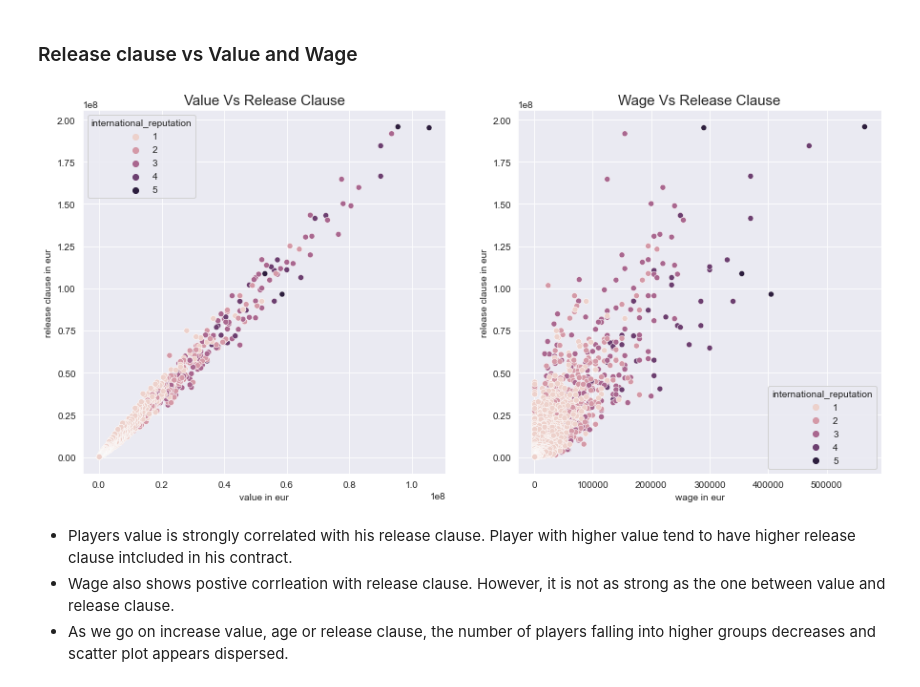
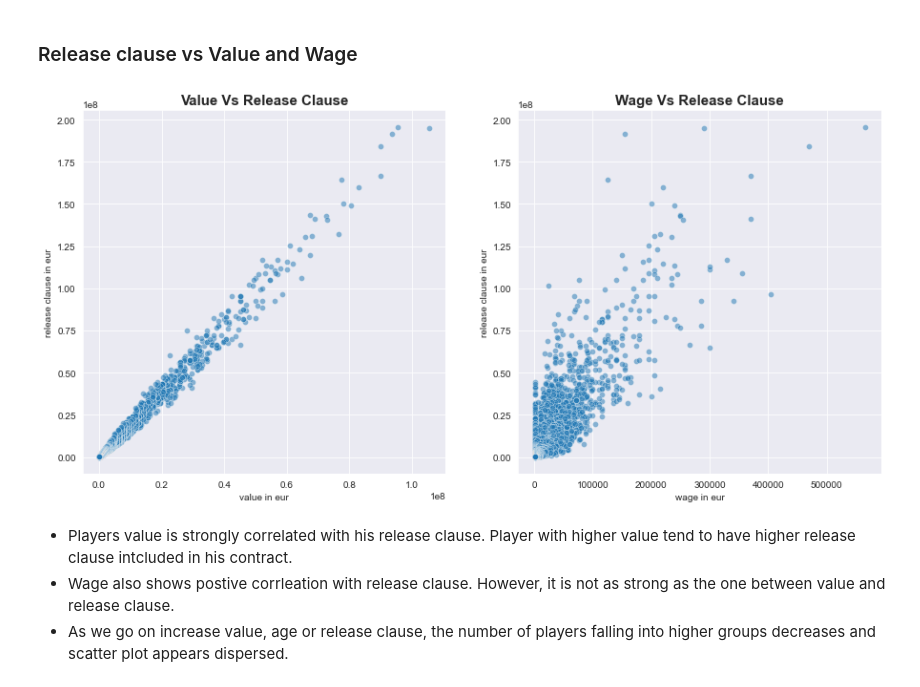
Before and after one commit to mdushetwar/Fifa-Players--EDA-Clustering, a Jupyter notebook: PRCP-1004-Fifa20.ipynb, the cells around one changed output. Saved outputs shown, nothing was run; the diff lists cells and outputs as text; code cells hidden in the pictures.

```diff
--- a/PRCP-1004-Fifa20.ipynb
+++ b/PRCP-1004-Fifa20.ipynb
@@ -344,18 +343,18 @@ plt.tight_layout()
 # %%
 plt.figure(figsize=(15,7))
 plt.subplot(1,2,1)
-sns.scatterplot('value_eur', 'release_clause_eur',hue='international_reputation', data=fifa)
+sns.scatterplot('value_eur', 'release_clause_eur', data=fifa, alpha=0.5)
 plt.xlabel('value in eur')
 plt.ylabel('release clause in eur')
-plt.title('value vs release clause'.title(), fontsize=15)
+plt.title('value vs release clause'.title(), fontsize=15, fontweight="bold")
 
 plt.subplot(1,2,2)
-sns.scatterplot('wage_eur', 'release_clause_eur', hue='international_reputation', data=fifa)
+sns.scatterplot('wage_eur', 'release_clause_eur', data=fifa, alpha=0.5)
 plt.xlabel('wage in eur')
 plt.ylabel('release clause in eur')
-plt.title('wage vs release clause'.title(), fontsize=15);
+plt.title('wage vs release clause'.title(), fontsize=15, fontweight="bold");
 # %% [output]
-[figure, old version]
+[figure, new version]
 # %% [markdown]
 - Players value is strongly correlated with his release clause. Player with higher value tend to have higher release clause intcluded in his contract.
 - Wage also shows postive corrleation with release clause. However, it is not as strong as the one between value and release clause.
```
Also changed, not shown: parts of 21 cells of this notebook.
